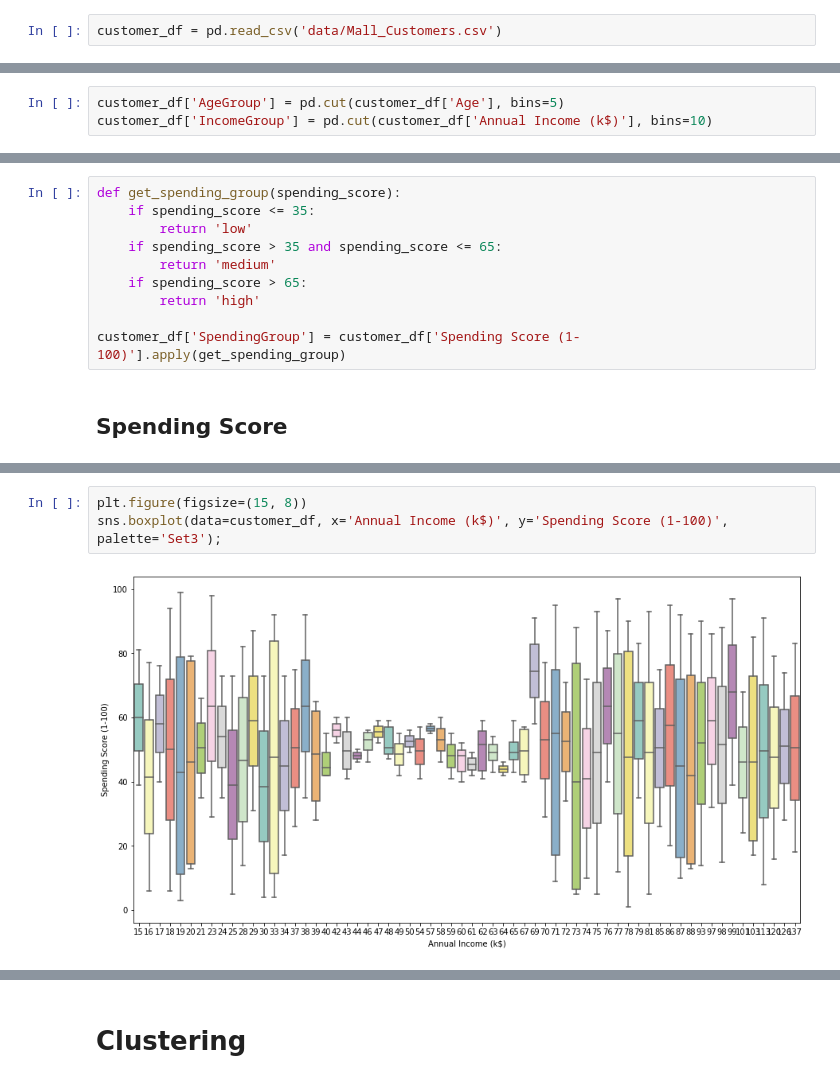
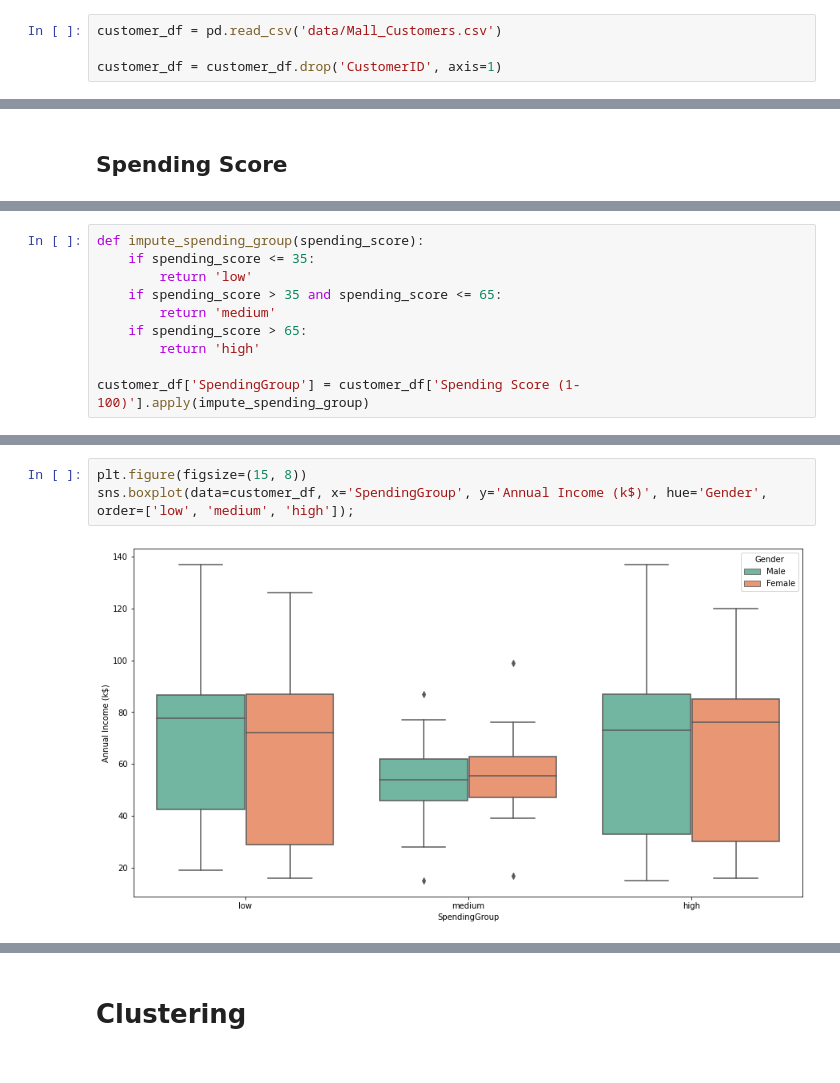
Before and after one commit to roma-glushko/kaggle-mall-customer-segmentation, a Jupyter notebook: index.ipynb, the cells around one changed output, grey strips where cells are left out. Drawn from its saved outputs; the diff is of its cells as text.

Commit message:
Added spending score analysis

```diff
--- a/index.ipynb
+++ b/index.ipynb
@@ -8,5 +10,7 @@ import plotly.express as px
 # %%
 customer_df = pd.read_csv('data/Mall_Customers.csv')
+
+customer_df = customer_df.drop('CustomerID', axis=1)
 # %% [markdown]
 # Mall Customer Segmentation
 
@@ -64,5 +108,2 @@ Insights:
-# %%
-customer_df['AgeGroup'] = pd.cut(customer_df['Age'], bins=5)
-customer_df['IncomeGroup'] = pd.cut(customer_df['Annual Income (k$)'], bins=10)
 # %%
 plt.figure(figsize=(10, 8))
@@ -75,13 +122,3 @@ Insights:
-# %%
-def get_spending_group(spending_score):
-    if spending_score <= 35:
-        return 'low'
-    if spending_score > 35 and spending_score <= 65:
-        return 'medium'
-    if spending_score > 65:
-        return 'high'
-
-customer_df['SpendingGroup'] = customer_df['Spending Score (1-100)'].apply(get_spending_group)
 # %% [markdown]
 ## Spending Score
 # %%
@@ -95,2 +148,12 @@ Insights:
+# %%
+def impute_spending_group(spending_score):
+    if spending_score <= 35:
+        return 'low'
+    if spending_score > 35 and spending_score <= 65:
+        return 'medium'
+    if spending_score > 65:
+        return 'high'
+
+customer_df['SpendingGroup'] = customer_df['Spending Score (1-100)'].apply(impute_spending_group)
 # %%
 plt.figure(figsize=(15, 8))
@@ -100,5 +163,5 @@ sns.boxplot(data=customer_df, x='Age', y='Spending Score (1-100)', palette='Set3
 # %%
 plt.figure(figsize=(15, 8))
-sns.boxplot(data=customer_df, x='Annual Income (k$)', y='Spending Score (1-100)', palette='Set3');
+sns.boxplot(data=customer_df, x='SpendingGroup', y='Annual Income (k$)', hue='Gender', order=['low', 'medium', 'high']);
 # %% [output]
-[figure, old version]
+[figure, new version]
```
Also changed, not shown: parts of 27 cells of this notebook.
